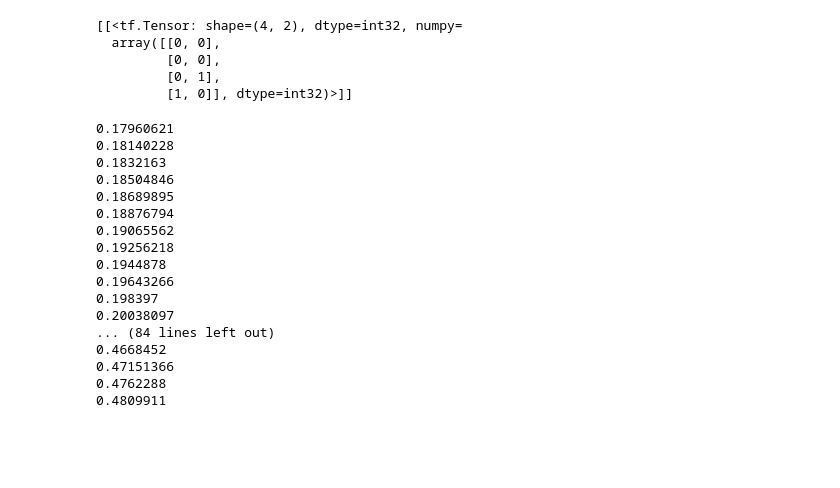
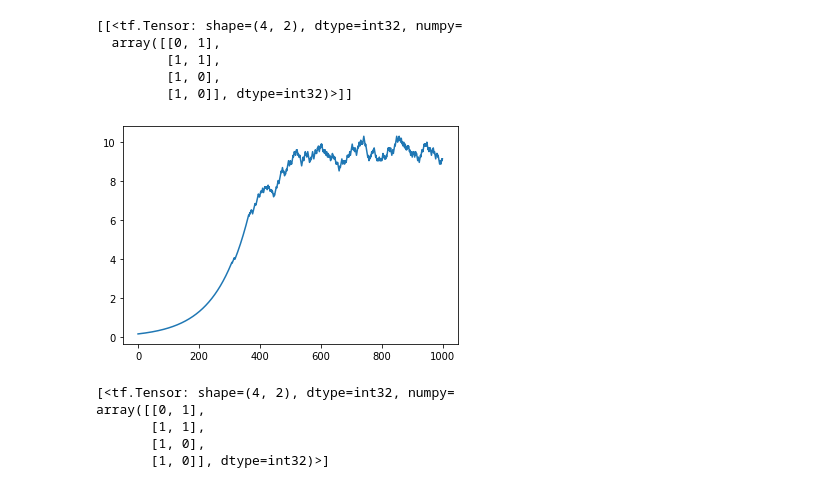
Before and after one commit to dnn-mcmc/dnn-mcmc, a Jupyter notebook: xor_hmc.ipynb, the cells around one changed output. Cells and saved outputs as stored; diff of their text form; code cells hidden in the pictures; blank space fills up the shorter version.

```diff
--- a/xor_hmc.ipynb
+++ b/xor_hmc.ipynb
@@ -20,6 +20,20 @@ y_train = np.array([[0],
            [1],
            [0]])
 train_ds = tf.data.Dataset.from_tensor_slices((x_train, y_train)).batch(4)
+# %%
+def convert2_zero_one(x):
+
+    t = tf.math.sigmoid(x)
+    #t = tf.cast(tf.math.greater(samples[0], 0.5), tf.int32)
+
+    return t
+# %%
+def rerange(x, r = 6.0):
+
+    out_of_range = tf.cast(tf.math.greater(tf.math.abs(x), r), tf.float32)
+    sign = tf.math.sign(x)
+
+    return x * (1 - out_of_range) + sign * r * out_of_range
 # %%
 # MLP model
 class StochasticMLP(Model):
@@ -48,7 +62,7 @@ class StochasticMLP(Model):
 
     def target_log_prob(self, x, h, y):
 
-        h_current = tf.math.sigmoid([tf.cast(h_i, dtype=tf.float32) for h_i in h])
+        h_current = convert2_zero_one([tf.cast(h_i, dtype=tf.float32) for h_i in h])
         h_current = [h_current[0]]
         h_previous = [x] + h_current[:-1]
 
@@ -70,7 +84,7 @@ class StochasticMLP(Model):
 
     def target_log_prob2(self, x, h, y):
 
-        h_current = tf.math.sigmoid(tf.split(h, self.hidden_layer_sizes, axis = 1))
+        h_current = convert2_zero_one(tf.split(h, self.hidden_layer_sizes, axis = 1))
         h_current = [h_current[0]]
         h_previous = [x] + h_current[:-1]
 
@@ -96,7 +110,7 @@ class StochasticMLP(Model):
             target_log_prob_fn = lambda v: self.target_log_prob2(x, v, y),
             num_leapfrog_steps = 2,
             step_size = step_size),
-            num_adaptation_steps=int(100*0.8))
+            num_adaptation_steps=int(100 * 0.8))
 
         return adaptive_hmc
 
@@ -173,14 +187,15 @@ network = [model.call(images) for images, labels in train_ds]
 network
 # %% [output]
 [[<tf.Tensor: shape=(4, 2), dtype=int32, numpy=
-  array([[0, 0],
-         [0, 0],
-         [0, 1],
+  array([[0, 1],
+         [1, 1],
+         [1, 0],
          [1, 0]], dtype=int32)>]]
 # %%
 kernels = [model.generate_hmc_kernel(images, labels) for images, labels in train_ds]
 # %%
-burnin = 100
+burnin = 1000
+step_sizes = []
 for i in range(burnin):
 
     network_new = []
@@ -203,11 +218,12 @@ for i in range(burnin):
             trace_fn = None,
             return_final_kernel_results = True)
 
-        #print(samples)
-        #print("__________________________________")
-        print(samples[2][4].numpy())
+        #print(samples[2].new_step_size.numpy())
         new_step_size = samples[2][4].numpy()
-        net_new = tf.split(samples[0][0], [2], axis = 1)
+        step_sizes.append(new_step_size)
+
+        new_state = rerange(samples[0][0])
+        net_new = tf.split(new_state, [2], axis = 1)
         network_new.append(net_new)
 
         # build new kernel
@@ -216,24 +232,22 @@ for i in range(burnin):
 
     network = network_new
     kernels = kernels_new
+
+    #print(network[0])
-# %% [output]
-0.17960621
-0.18140228
-0.1832163
-0.18504846
-0.18689895
-0.18876794
-0.19065562
-0.19256218
-0.1944878
-0.19643266
-0.198397
-0.20038097
-... (84 lines left out)
-0.4668452
-0.47151366
-0.4762288
-0.4809911
+# %%
+import matplotlib.pyplot as plt
+plt.plot(np.arange(len(step_sizes)), step_sizes)
+plt.show()
+# %% [output]
+[figure, added]
+# %%
+print(network[0])
+# %% [output]
+[<tf.Tensor: shape=(4, 2), dtype=int32, numpy=
+array([[0, 1],
+       [1, 1],
+       [1, 0],
+       [1, 0]], dtype=int32)>]
 # %%
 epochs = 500
 
```
Also changed, not shown: parts of 9 cells of this notebook.
